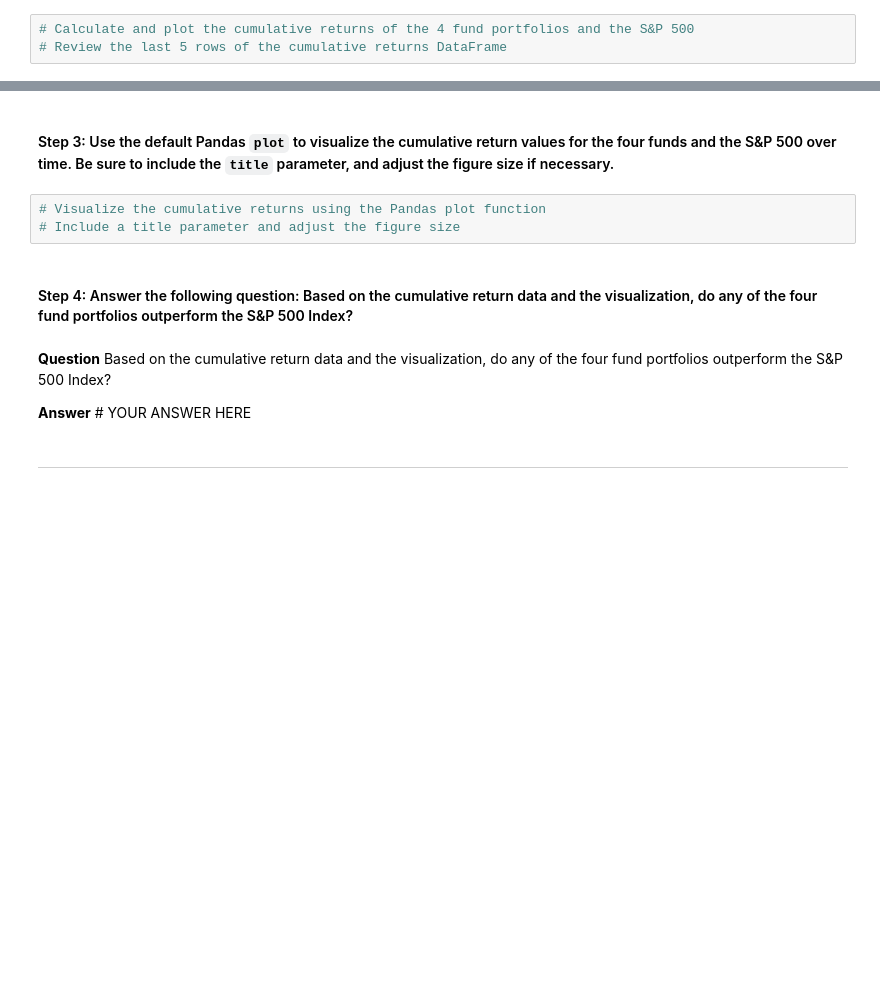
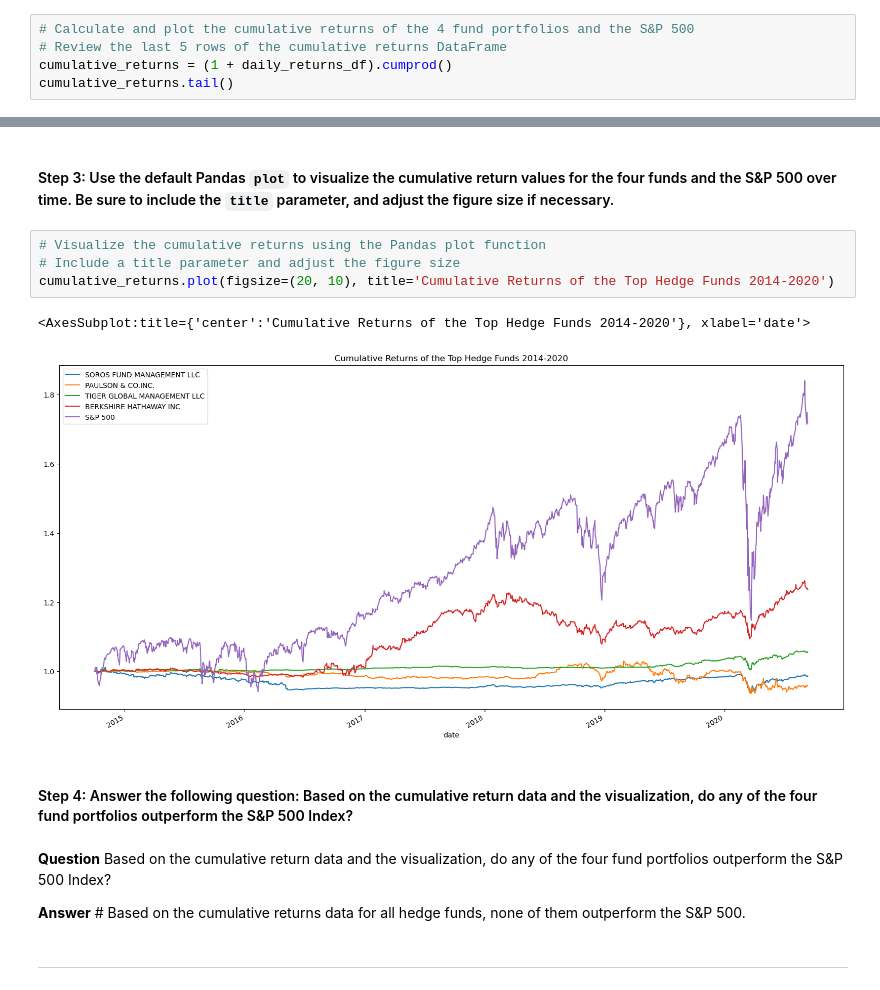
Before and after one commit to MLeGare29/RISK_RETURN_ANALYSIS, a Jupyter notebook: risk_return_analysis.ipynb, the cells around one changed output, grey strips where cells are left out. Saved outputs shown, nothing was run; the diff lists cells and outputs as text; blank space fills up the shorter version.

Commit message:
Save checkpoint for risk_return_analysis.ipynb code.

```diff
--- a/risk_return_analysis.ipynb
+++ b/risk_return_analysis.ipynb
@@ -173,3 +173,5 @@ daily_returns_df.plot(figsize=(10, 7), title="Whales Daily Returns")
 # %%
 # Calculate and plot the cumulative returns of the 4 fund portfolios and the S&P 500
 # Review the last 5 rows of the cumulative returns DataFrame
+cumulative_returns = (1 + daily_returns_df).cumprod()
+cumulative_returns.tail()
@@ -178,12 +188,16 @@ daily_returns_df.plot(figsize=(10, 7), title="Whales Daily Returns")
 # %%
 # Visualize the cumulative returns using the Pandas plot function
 # Include a title parameter and adjust the figure size
+cumulative_returns.plot(figsize=(20, 10), title='Cumulative Returns of the Top Hedge Funds 2014-2020')
+# %% [output]
+<AxesSubplot:title={'center':'Cumulative Returns of the Top Hedge Funds 2014-2020'}, xlabel='date'>
+[figure, added]
 # %% [markdown]
 #### Step 4: Answer the following question: Based on the cumulative return data and the visualization, do any of the four fund portfolios outperform the S&P 500 Index?
 # %% [markdown]
 **Question** Based on the cumulative return data and the visualization, do any of the four fund portfolios outperform the S&P 500 Index?
 
-**Answer** # YOUR ANSWER HERE
+**Answer** # Based on the cumulative returns data for all hedge funds, none of them outperform the S&P 500.
 # %% [markdown]
 ---
 # %% [markdown]
```
Also changed, not shown: parts of 3 cells of this notebook.
